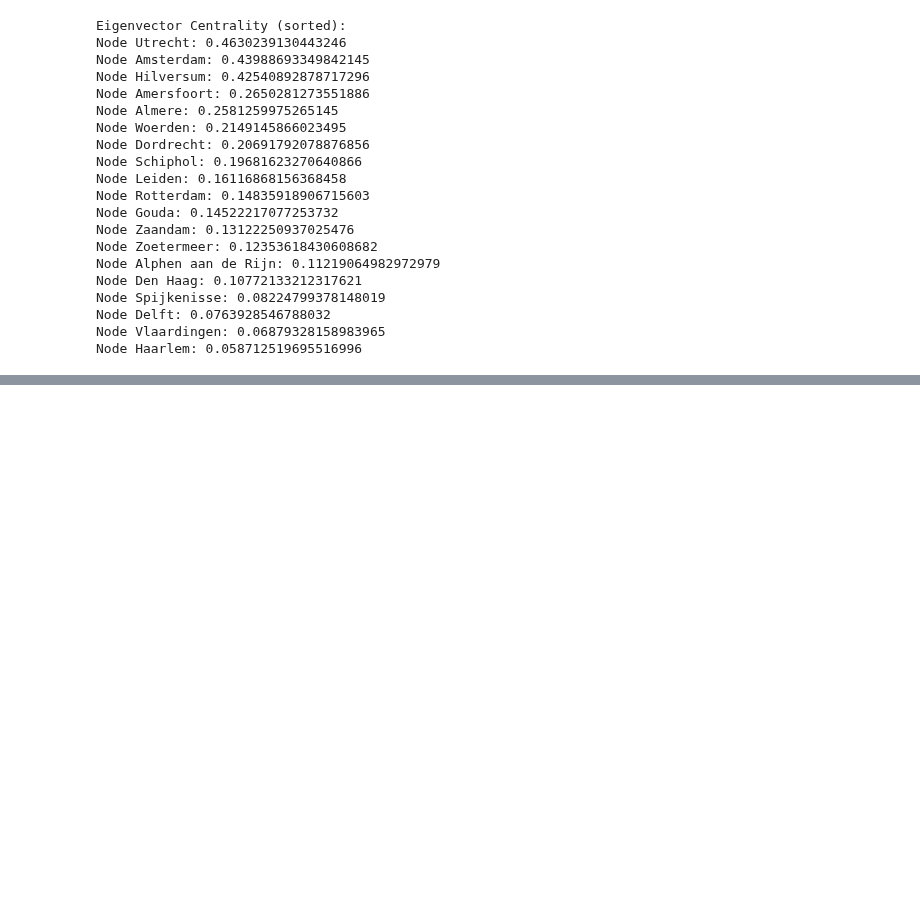
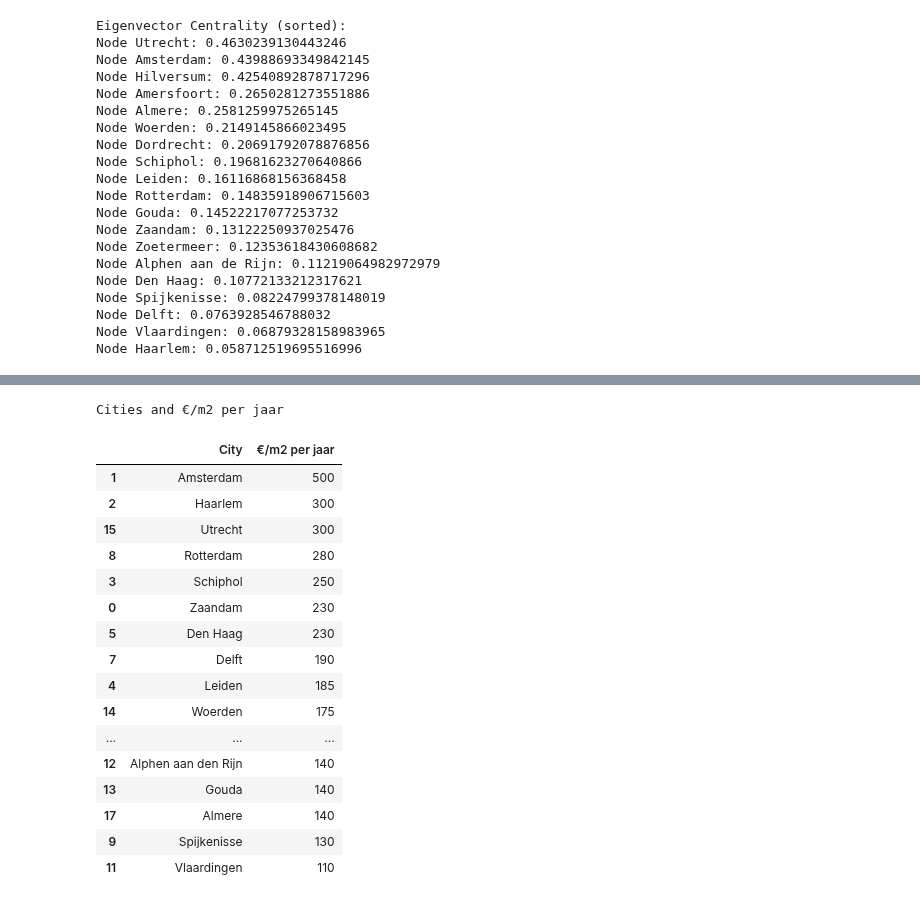
Before and after one commit to Tanneheemsbergen/Designednetworks, a Jupyter notebook: RandstadTanne.ipynb, the cells around one changed output, grey strips where cells are left out. Saved outputs shown, nothing was run; the diff lists cells and outputs as text; code cells hidden in the pictures; blank space fills up the shorter version.

```diff
--- a/RandstadTanne.ipynb
+++ b/RandstadTanne.ipynb
@@ -184,0 +295,36 @@ KeyError: 'City'
+# %%
+table_euro_per_m2 = df[['City', '€/m2 per jaar']].dropna()
+# First, sort the table in descending order by '€/m2 per jaar'
+sorted_table_euro_per_m2 = table_euro_per_m2.sort_values(by='€/m2 per jaar', ascending=False)
+
+# Apply styling
+styled_sorted_table_euro_per_m2 = sorted_table_euro_per_m2.style.set_properties(**{
+    'background-color': 'white',  # Set background color
+    'border-color': 'black',      # Set border color
+    'color': 'black'           # Make text color darker
+}).set_table_styles([{
+    'selector': 'th',
+    'props': [('background-color', 'gray'), ('color', 'white')]  # Header styling
+}]).set_caption("Cities and €/m2 per jaar")  # Adding a caption
+
+# Display the styled and sorted table
+styled_sorted_table_euro_per_m2
+# %% [output]
+Cities and €/m2 per jaar
+|  | City | €/m2 per jaar |
+| 1 | Amsterdam | 500 |
+| 2 | Haarlem | 300 |
+| 15 | Utrecht | 300 |
+| 8 | Rotterdam | 280 |
+| 3 | Schiphol | 250 |
+| 0 | Zaandam | 230 |
+| 5 | Den Haag | 230 |
+| 7 | Delft | 190 |
+| 4 | Leiden | 185 |
+| 14 | Woerden | 175 |
+| ... | ... | ... |
+| 12 | Alphen aan den Rijn | 140 |
+| 13 | Gouda | 140 |
+| 17 | Almere | 140 |
+| 9 | Spijkenisse | 130 |
+| 11 | Vlaardingen | 110 |
```
Also changed, not shown: parts of 7 cells of this notebook, 2 other files.
